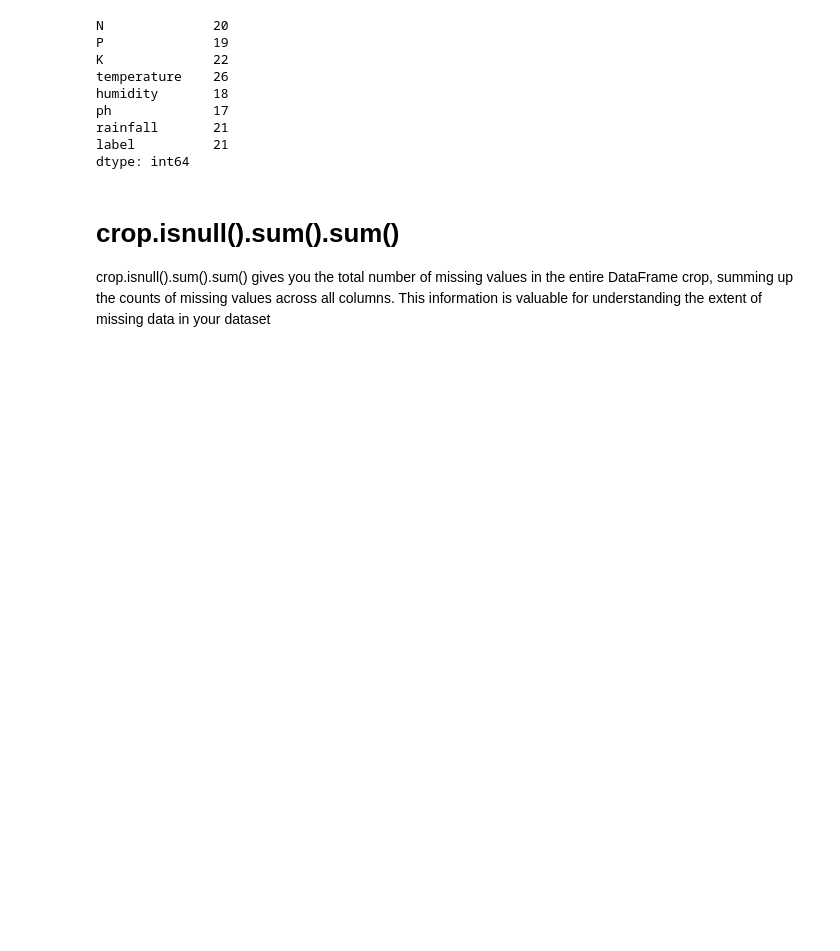
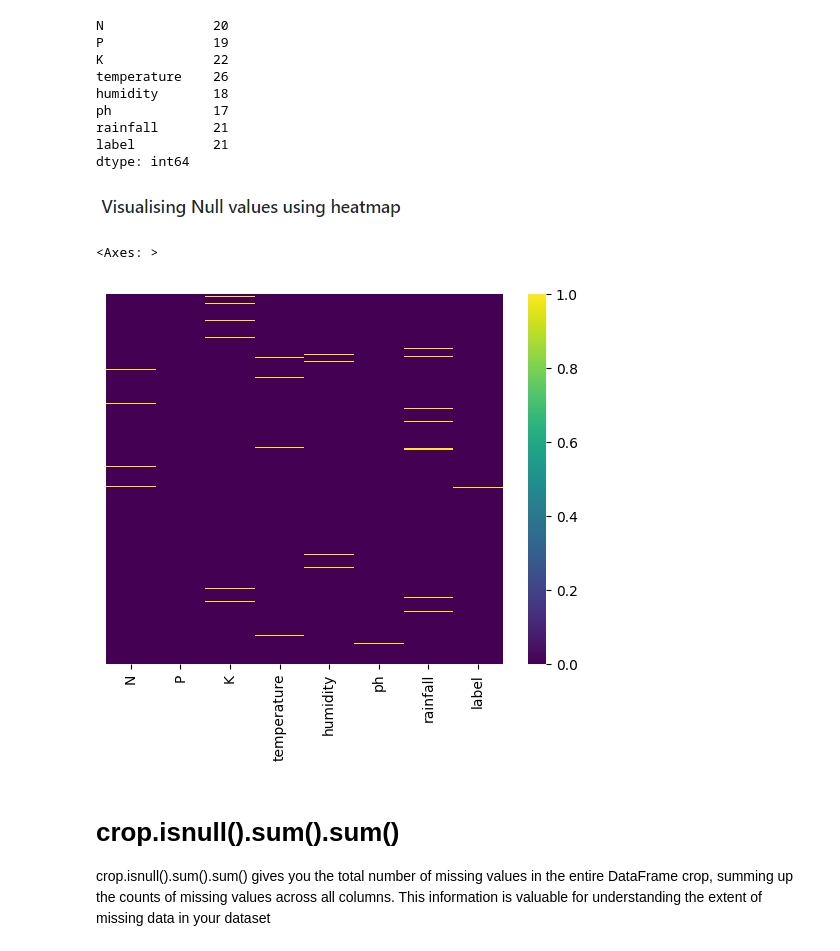
Before and after one commit to csubham2370/Major-Project-on-Crop-Recommendation-System, a Jupyter notebook: Crop_Recommendation_System.ipynb, the cells around one changed output. Drawn from its saved outputs; the diff is of its cells as text; code cells hidden in the pictures; blank space fills up the shorter version.

```diff
--- a/Crop_Recommendation_System.ipynb
+++ b/Crop_Recommendation_System.ipynb
@@ -117,6 +117,13 @@ ph             17
 rainfall       21
 label          21
 dtype: int64
+# %% [markdown]
+![image.png](embedded-picture-1)
+# %%
+sns.heatmap(crop.isnull(),yticklabels=False,cbar=True,cmap='viridis')
+# %% [output]
+<Axes: >
+[figure, added]
 # %% [markdown]
 # crop.isnull().sum().sum()
 crop.isnull().sum().sum() gives you the total number of missing values in the entire DataFrame crop, summing up the counts of missing values across all columns. This information is valuable for understanding the extent of missing data in your dataset
```
Also changed, not shown: parts of 25 cells of this notebook.
